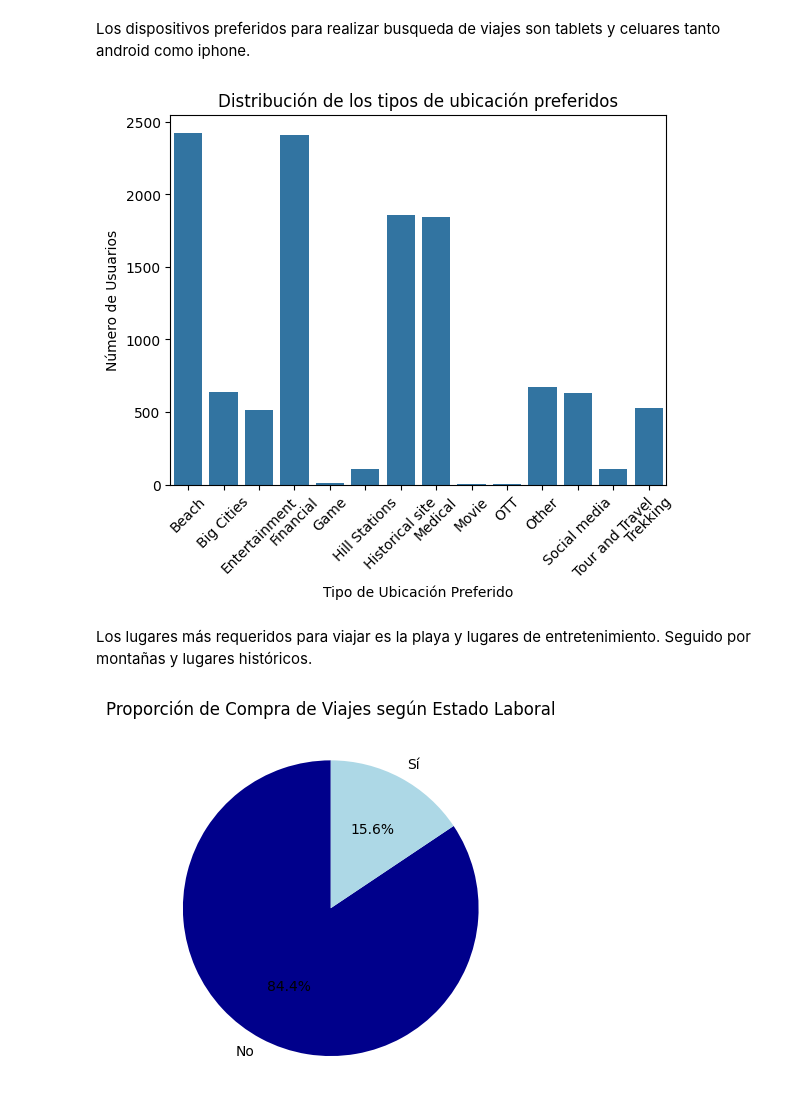
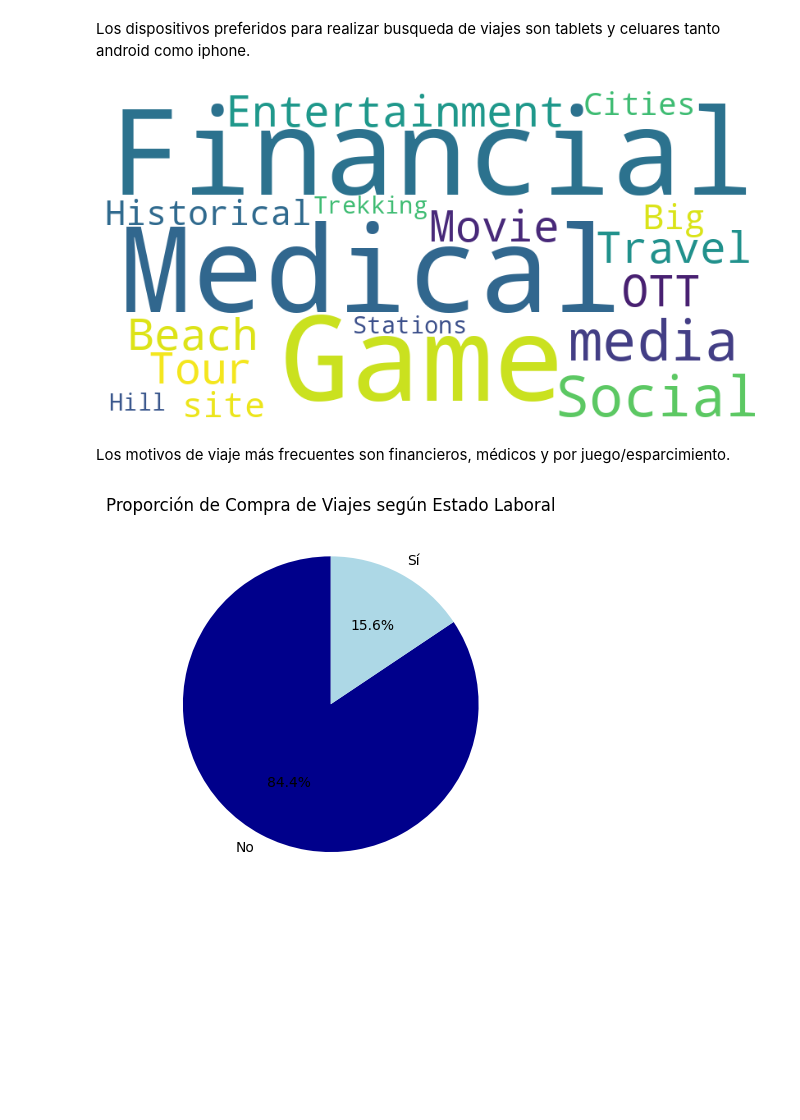
Before and after one commit to melirandazzo/trabajo_ciencia_datos, a Jupyter notebook: Actualizado_actividad_practica_APIs-Melina_Randazzo.ipynb, the cells around one changed output. Cells and saved outputs as stored; diff of their text form; code cells hidden in the pictures; blank space fills up the shorter version.

```diff
--- a/Actualizado_actividad_practica_APIs-Melina_Randazzo.ipynb
+++ b/Actualizado_actividad_practica_APIs-Melina_Randazzo.ipynb
@@ -365,17 +386,29 @@ plt.show()
 # %% [markdown]
 Los dispositivos preferidos para realizar busqueda de viajes son tablets y celuares tanto android como iphone.
-# %%
-#Crear gráfica de barras para ver los destinos preferidos
-sns.countplot(x='preferred_location_type', data=df)
-plt.title('Distribución de los tipos de ubicación preferidos')
-plt.xlabel('Tipo de Ubicación Preferido')
-plt.ylabel('Número de Usuarios')
-plt.xticks(rotation=45)
-plt.show()
-# %% [output]
-[figure, removed]
-# %% [markdown]
-Los lugares más requeridos para viajar es la playa y lugares de entretenimiento. Seguido por montañas y lugares históricos.
+# %%
+# Crear nube de palabras para ver las ubicaciones preferidas de viajes usando los valores de la columna preferred_location_type
+
+from wordcloud import WordCloud
+
+# Obtener los valores únicos de la columna 'preferred_location_type'
+unique_devices = df['preferred_location_type'].unique()
+
+# Crear una cadena de texto con los valores únicos
+text = " ".join(str(device) for device in unique_devices)
+
+# Crear la nube de palabras
+wordcloud = WordCloud(width=800, height=400, background_color="white").generate(text)
+
+# Mostrar la nube de palabras
+plt.figure(figsize=(8, 8), facecolor=None)
+plt.imshow(wordcloud)
+plt.axis("off")
+plt.tight_layout(pad=0)
+plt.show()
+# %% [output]
+[figure, added]
+# %% [markdown]
+Los motivos de viaje más frecuentes son financieros, médicos y por juego/esparcimiento.
 # %%
 # Crear una copia de los valores de 'working_flag' solo para el gráfico
 working_purchase = df[df['Taken_product'] == 1]['working_flag'].replace({0: 'No', 1: 'Sí'}).value_counts()
```
Also changed, not shown: parts of 8 cells of this notebook.
